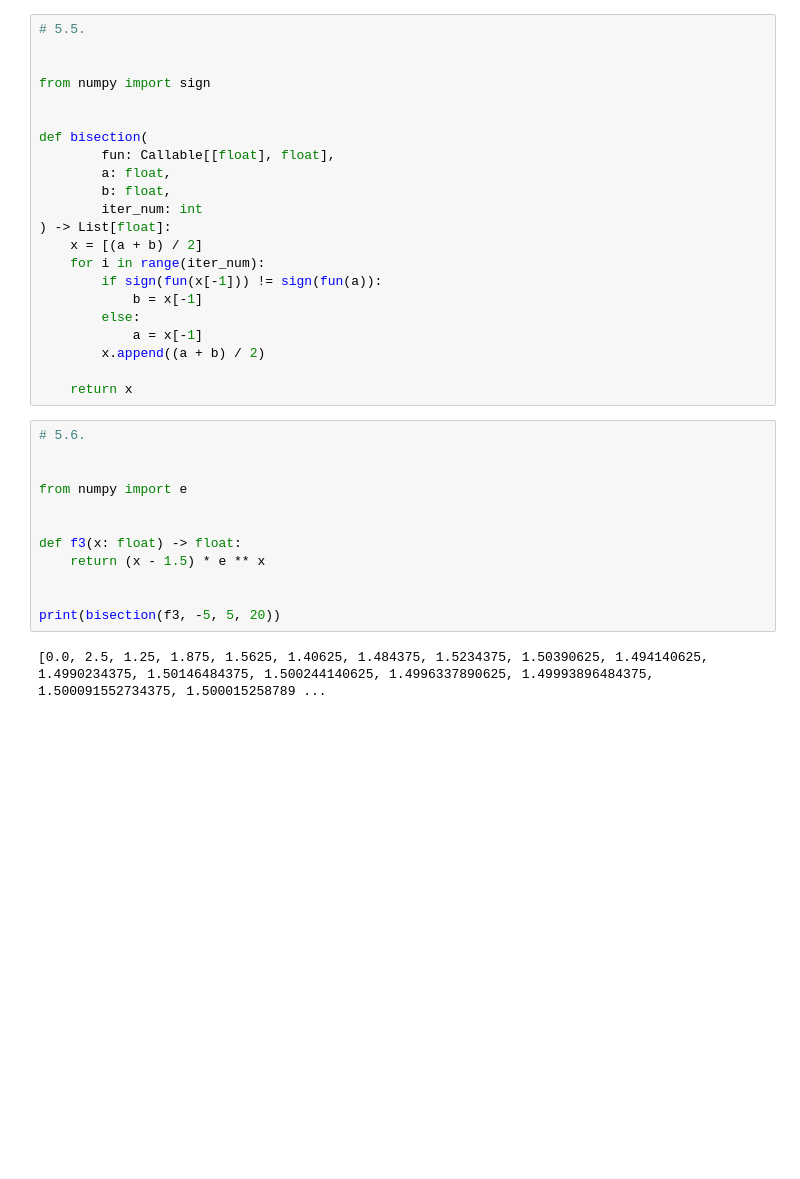
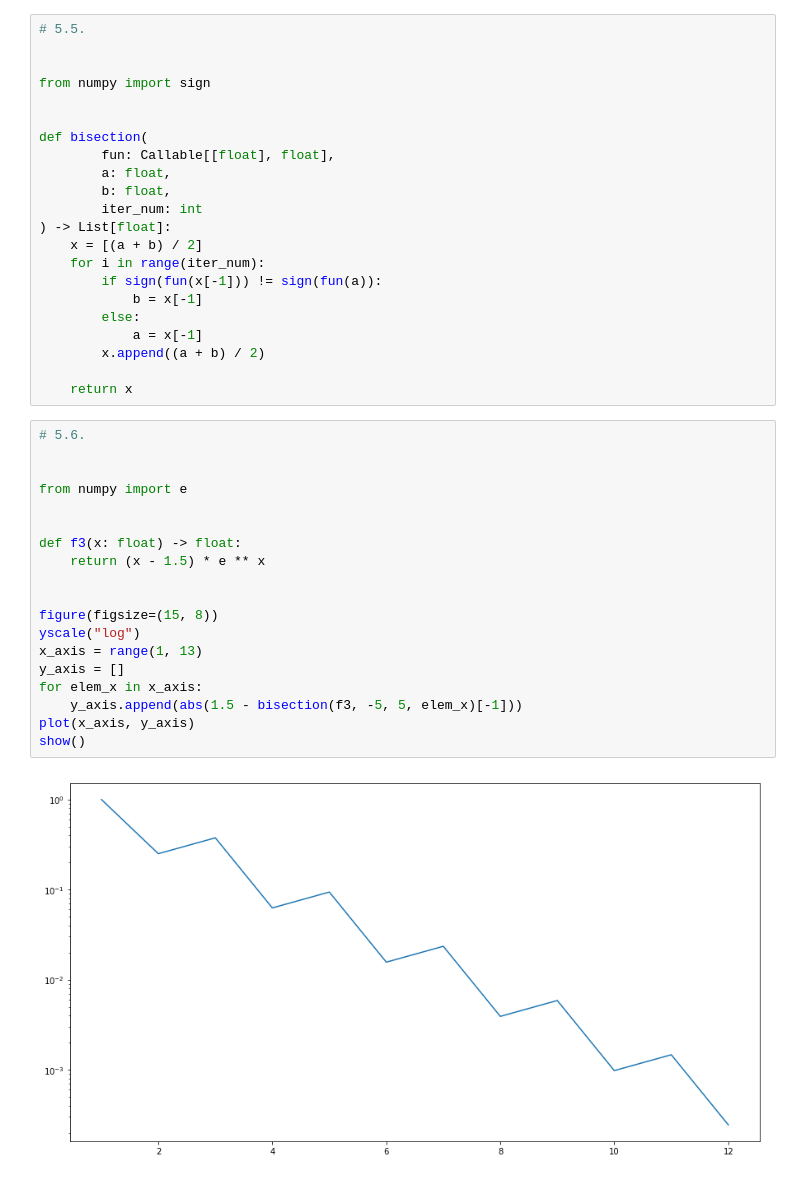
Before and after one commit to goalon/MNLab, a Jupyter notebook: 5.ipynb, the cells around one changed output. Saved outputs shown, nothing was run; the diff lists cells and outputs as text; blank space fills up the shorter version.

```diff
--- a/5.ipynb
+++ b/5.ipynb
@@ -96,14 +114,21 @@ def bisection(
 # %%
 # 5.6.
 
 
 from numpy import e
 
 
 def f3(x: float) -> float:
     return (x - 1.5) * e ** x
 
 
-print(bisection(f3, -5, 5, 20))
+figure(figsize=(15, 8))
+yscale("log")
+x_axis = range(1, 13)
+y_axis = []
+for elem_x in x_axis:
+    y_axis.append(abs(1.5 - bisection(f3, -5, 5, elem_x)[-1]))
+plot(x_axis, y_axis)
+show()
 # %% [output]
-[0.0, 2.5, 1.25, 1.875, 1.5625, 1.40625, 1.484375, 1.5234375, 1.50390625, 1.494140625, 1.4990234375, 1.50146484375, 1.500244140625, 1.4996337890625, 1.49993896484375, 1.500091552734375, 1.500015258789 ...
+[figure, added]
```
Also changed, not shown: parts of 5 cells of this notebook.
